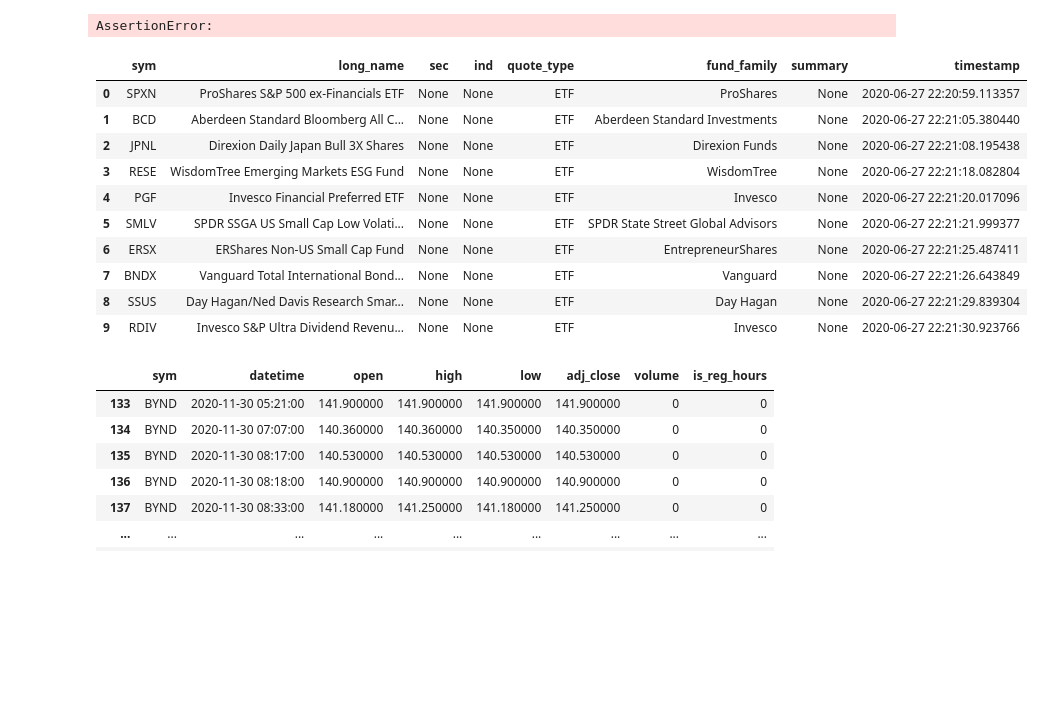
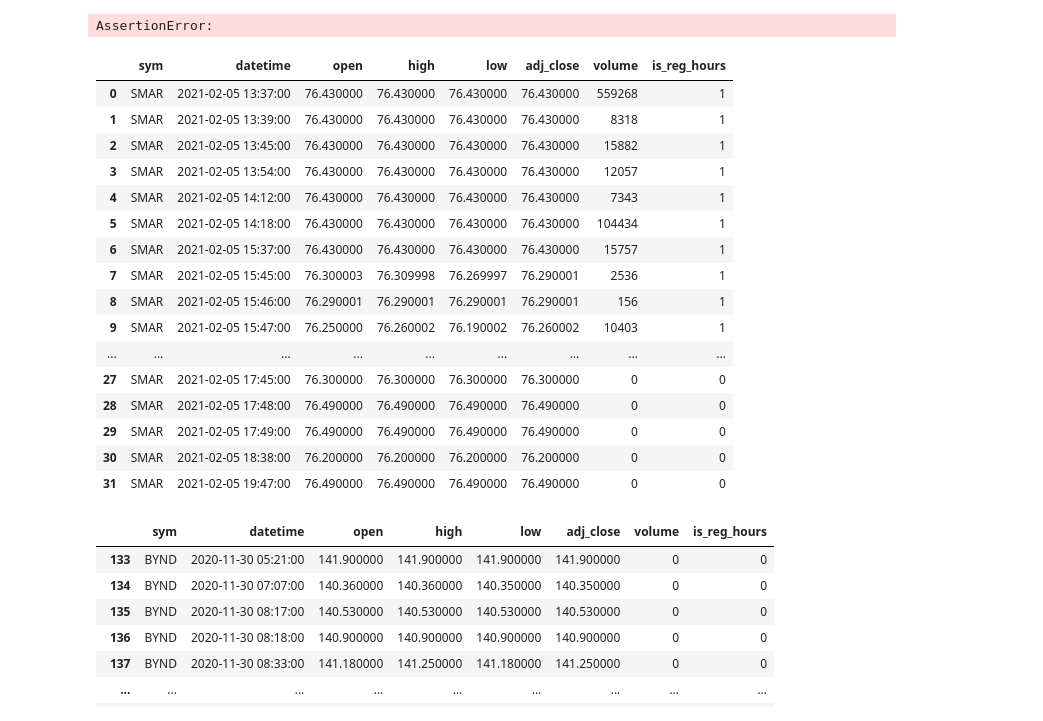
Before and after one commit to MichaelOw/five-minute-midas, a Jupyter notebook: notebooks/1_get_raw_data.ipynb, the cells around one changed output. Saved outputs shown, nothing was run; the diff lists cells and outputs as text; code cells hidden in the pictures; blank space fills up the shorter version.

```diff
--- a/notebooks/1_get_raw_data.ipynb
+++ b/notebooks/1_get_raw_data.ipynb
@@ -162,39 +162,47 @@ AssertionError:
 # %%
 #read
 q = '''
 SELECT
     name
 FROM
     sqlite_master
 WHERE
     type ='table' AND
     name NOT LIKE 'sqlite_%';
 
 '''
 q='''
     select type, name, tbl_name, sql
     FROM sqlite_master
     WHERE type='index'
 '''
 q='''
 select *
-from stocks
-limit 10
+from prices_m
+where sym = 'SMAR'
+and date(datetime) = '2021-02-05'
+order by datetime
 '''
 df = pd.read_sql(q, db.conn)
 df
 # %% [output]
-|  | sym | long_name | sec | ind | quote_type | fund_family | summary | timestamp |
-| 0 | SPXN | ProShares S&P 500 ex-Financials ETF | None | None | ETF | ProShares | None | 2020-06-27 22:20:59.113357 |
-| 1 | BCD | Aberdeen Standard Bloomberg All C... | None | None | ETF | Aberdeen Standard Investments | None | 2020-06-27 22:21:05.380440 |
-| 2 | JPNL | Direxion Daily Japan Bull 3X Shares | None | None | ETF | Direxion Funds | None | 2020-06-27 22:21:08.195438 |
-| 3 | RESE | WisdomTree Emerging Markets ESG Fund | None | None | ETF | WisdomTree | None | 2020-06-27 22:21:18.082804 |
-| 4 | PGF | Invesco Financial Preferred ETF | None | None | ETF | Invesco | None | 2020-06-27 22:21:20.017096 |
-| 5 | SMLV | SPDR SSGA US Small Cap Low Volati... | None | None | ETF | SPDR State Street Global Advisors | None | 2020-06-27 22:21:21.999377 |
-| 6 | ERSX | ERShares Non-US Small Cap Fund | None | None | ETF | EntrepreneurShares | None | 2020-06-27 22:21:25.487411 |
-| 7 | BNDX | Vanguard Total International Bond... | None | None | ETF | Vanguard | None | 2020-06-27 22:21:26.643849 |
-| 8 | SSUS | Day Hagan/Ned Davis Research Smar... | None | None | ETF | Day Hagan | None | 2020-06-27 22:21:29.839304 |
-| 9 | RDIV | Invesco S&P Ultra Dividend Revenu... | None | None | ETF | Invesco | None | 2020-06-27 22:21:30.923766 |
+|  | sym | datetime | open | high | low | adj_close | volume | is_reg_hours |
+| 0 | SMAR | 2021-02-05 13:37:00 | 76.430000 | 76.430000 | 76.430000 | 76.430000 | 559268 | 1 |
+| 1 | SMAR | 2021-02-05 13:39:00 | 76.430000 | 76.430000 | 76.430000 | 76.430000 | 8318 | 1 |
+| 2 | SMAR | 2021-02-05 13:45:00 | 76.430000 | 76.430000 | 76.430000 | 76.430000 | 15882 | 1 |
+| 3 | SMAR | 2021-02-05 13:54:00 | 76.430000 | 76.430000 | 76.430000 | 76.430000 | 12057 | 1 |
+| 4 | SMAR | 2021-02-05 14:12:00 | 76.430000 | 76.430000 | 76.430000 | 76.430000 | 7343 | 1 |
+| 5 | SMAR | 2021-02-05 14:18:00 | 76.430000 | 76.430000 | 76.430000 | 76.430000 | 104434 | 1 |
+| 6 | SMAR | 2021-02-05 15:37:00 | 76.430000 | 76.430000 | 76.430000 | 76.430000 | 15757 | 1 |
+| 7 | SMAR | 2021-02-05 15:45:00 | 76.300003 | 76.309998 | 76.269997 | 76.290001 | 2536 | 1 |
+| 8 | SMAR | 2021-02-05 15:46:00 | 76.290001 | 76.290001 | 76.290001 | 76.290001 | 156 | 1 |
+| 9 | SMAR | 2021-02-05 15:47:00 | 76.250000 | 76.260002 | 76.190002 | 76.260002 | 10403 | 1 |
+| ... | ... | ... | ... | ... | ... | ... | ... | ... |
+| 27 | SMAR | 2021-02-05 17:45:00 | 76.300000 | 76.300000 | 76.300000 | 76.300000 | 0 | 0 |
+| 28 | SMAR | 2021-02-05 17:48:00 | 76.490000 | 76.490000 | 76.490000 | 76.490000 | 0 | 0 |
+| 29 | SMAR | 2021-02-05 17:49:00 | 76.490000 | 76.490000 | 76.490000 | 76.490000 | 0 | 0 |
+| 30 | SMAR | 2021-02-05 18:38:00 | 76.200000 | 76.200000 | 76.200000 | 76.200000 | 0 | 0 |
+| 31 | SMAR | 2021-02-05 19:47:00 | 76.490000 | 76.490000 | 76.490000 | 76.490000 | 0 | 0 |
 # %%
 get_df_prices('BYND', '2020-11-28', '2020-12-03')
 # %% [output]
```
Also changed, not shown: 5 other files.
